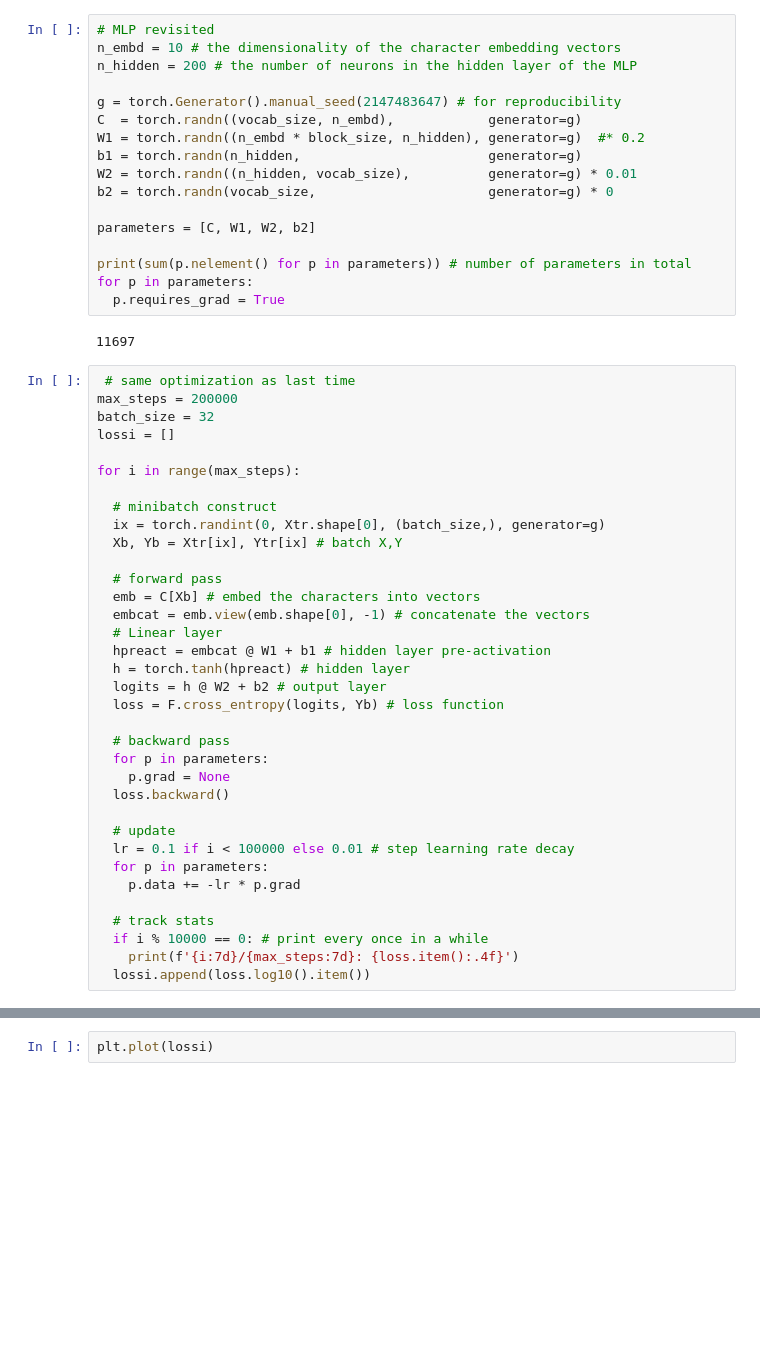
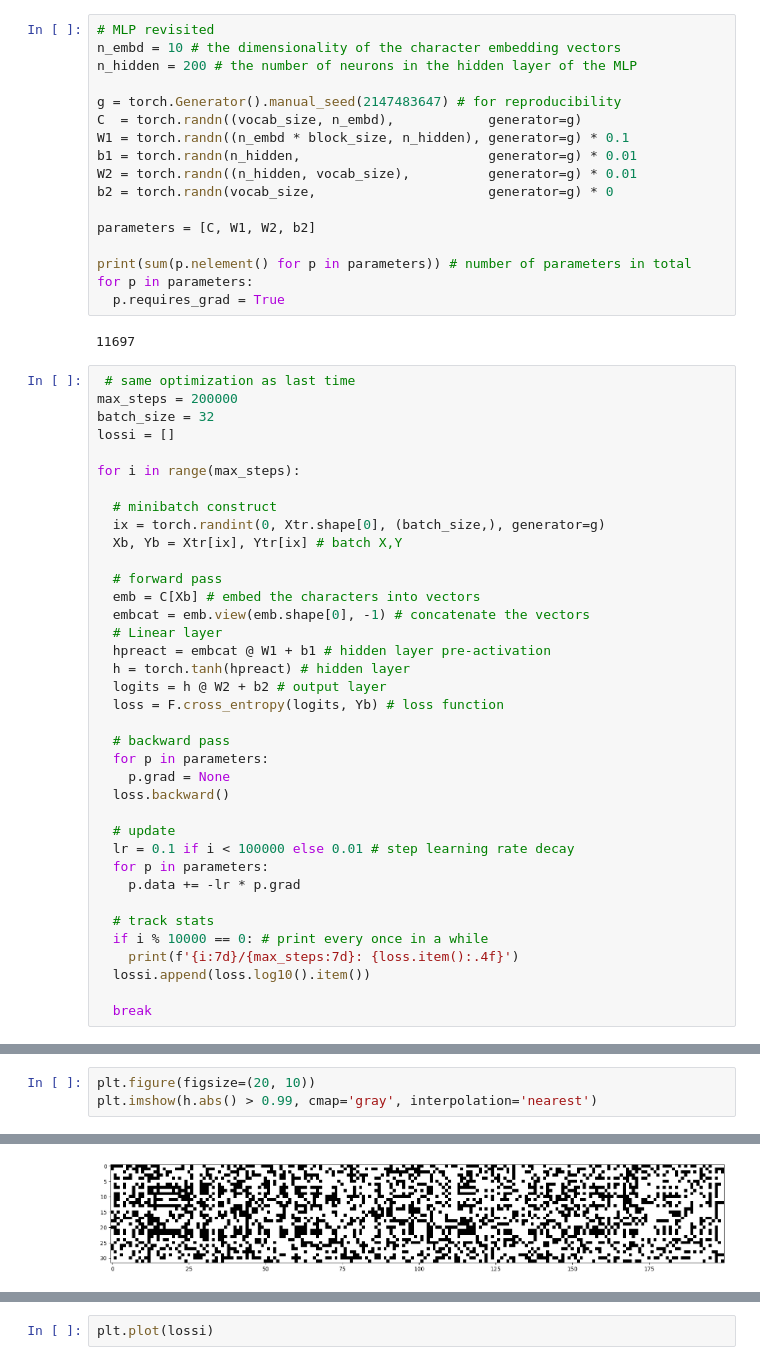
Before and after one commit to kamal-tanwar/makemore, a Jupyter notebook: makemore_part3.ipynb, the cells around one changed output, grey strips where cells are left out. Saved outputs shown, nothing was run; the diff lists cells and outputs as text; blank space fills up the shorter version.

```diff
--- a/makemore_part3.ipynb
+++ b/makemore_part3.ipynb
@@ -65,8 +65,8 @@ n_hidden = 200 # the number of neurons in the hidden layer of the MLP
 
 g = torch.Generator().manual_seed(2147483647) # for reproducibility
 C  = torch.randn((vocab_size, n_embd),            generator=g)
-W1 = torch.randn((n_embd * block_size, n_hidden), generator=g)  #* 0.2
-b1 = torch.randn(n_hidden,                        generator=g)
+W1 = torch.randn((n_embd * block_size, n_hidden), generator=g) * 0.1
+b1 = torch.randn(n_hidden,                        generator=g) * 0.01
 W2 = torch.randn((n_hidden, vocab_size),          generator=g) * 0.01
 b2 = torch.randn(vocab_size,                      generator=g) * 0
 
@@ -112,4 +112,6 @@ for i in range(max_steps):
   if i % 10000 == 0: # print every once in a while
     print(f'{i:7d}/{max_steps:7d}: {loss.item():.4f}')
   lossi.append(loss.log10().item())
+
+  break
 # %% [output]
@@ -135,0 +119,4 @@ for i in range(max_steps):
+# %%
+plt.figure(figsize=(20, 10))
+plt.imshow(h.abs() > 0.99, cmap='gray', interpolation='nearest')
+# %% [output]
@@ -135,0 +124 @@ for i in range(max_steps):
+[figure, added]
```
Also changed, not shown: parts of 4 cells of this notebook.
